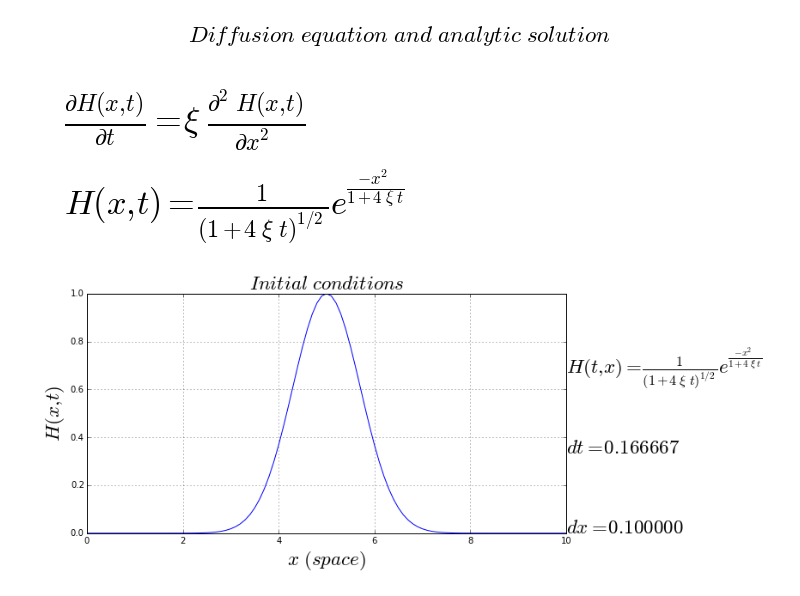
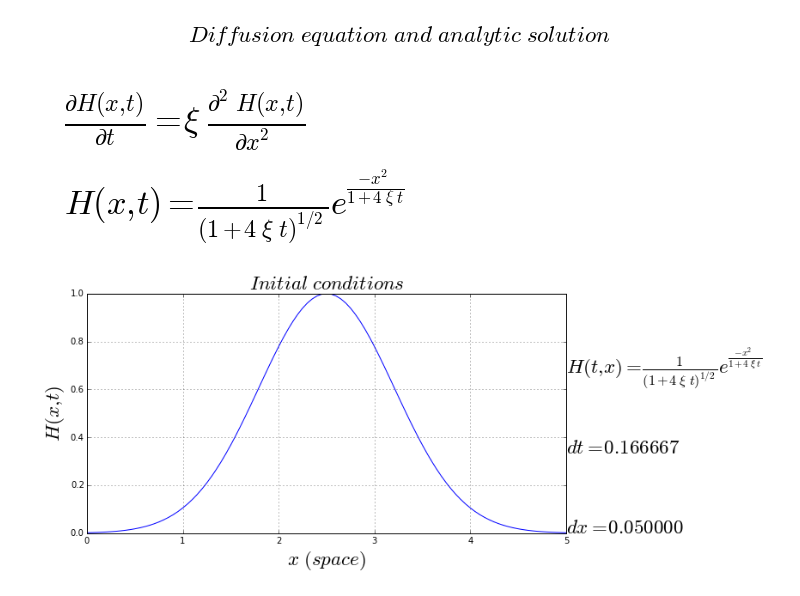
Before and after one commit to alvason/Diffusion-computation, a Jupyter notebook: diffusion-analytic.ipynb, the cells around one changed output. Drawn from its saved outputs; the diff is of its cells as text; code cells hidden in the pictures.

```diff
--- a/diffusion-analytic.ipynb
+++ b/diffusion-analytic.ipynb
@@ -45,39 +45,39 @@ def AlvaGridXX(gridX, totalGPoint_Y):
 [figure]
 # %%
 # Initial conditions
-minX = float(0); maxX = float(10);
+minX = float(0); maxX = float(5);
 minT = float(0); maxT = float(10);
 
 totalGPoint_X = int(100 + 1);
 dx = (maxX - minX)/(totalGPoint_X - 1);
 gridX = np.linspace(minX, maxX, totalGPoint_X);
 
 totalGPoint_T = int(60 + 1);
 dt = (maxT - minT)/(totalGPoint_T - 1);
 gridT = np.linspace(minT, maxT, totalGPoint_T)
 
 gridHtx = np.zeros([totalGPoint_T, totalGPoint_X])
 
 movingRate = 1.0/4 # diffusion coefficience
 
 tn = 0; # inital time = minT = gridT[tn = 0]
 for xn in range(totalGPoint_X):
     gridHtx[tn, xn] = (1.0/np.sqrt(1.0+4.0*movingRate*gridT[tn]))*np.exp(-(gridX[xn]-(maxX-minX)/2.0)**2/(1.0+4.0*movingRate*gridT[tn]))
 
 initialH = gridHtx.copy();
 
 numberingFig = numberingFig + 1;
 plt.figure(numberingFig,figsize=(10,5));
 plt.plot(gridX[:], gridHtx[:,:].T);
 plt.grid(True)
 plt.title(r'$ Initial \ conditions $', fontsize = AlvaFontSize);
 plt.xlabel(r'$x \ (space)$', fontsize = AlvaFontSize); plt.ylabel(r'$H(x,t)$', fontsize = AlvaFontSize)
 plt.text(maxX, 2.0/3, r'$H(t,x) = \frac{1}{(1 + 4 \ \xi \ t)^{1/2}} e^\frac{-x^2}{1 + 4 \ \xi \ t}}$', fontsize = AlvaFontSize);
 plt.text(maxX, 1.0/3, r'$ dt = %f $'%(dt), fontsize = AlvaFontSize);
 plt.text(maxX, minX, r'$ dx = %f $'%(dx), fontsize = AlvaFontSize);
 plt.show()
 # %% [output]
-[figure, old version]
+[figure, new version]
 # %%
 # Analytic solution
 gridHtx_A = np.zeros([totalGPoint_T, totalGPoint_X]); # Define the space for analytic values
```
Also changed, not shown: parts of 3 cells of this notebook, 6 other files.
